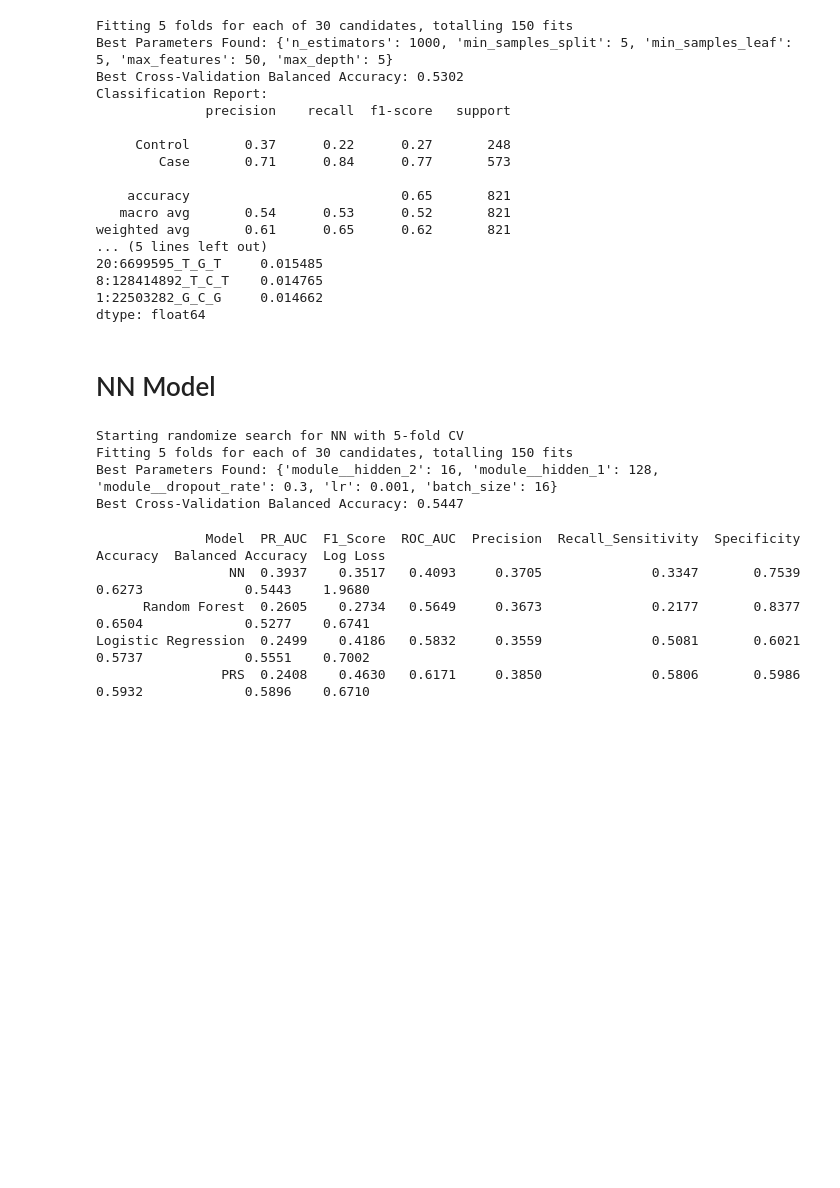
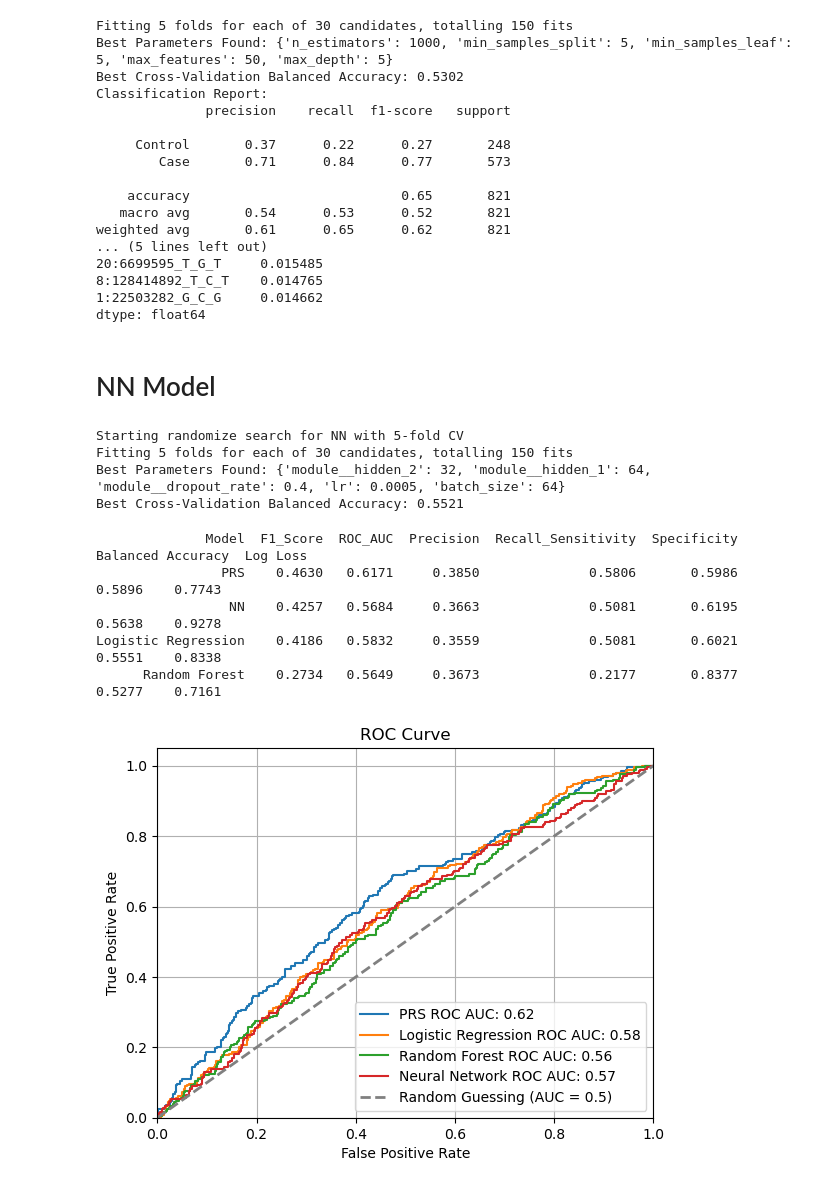
Before and after one commit to chrisrbrown15/CSE284_ML4PRS, a Jupyter notebook: notebooks/models.ipynb, the cells around one changed output. Saved outputs shown, nothing was run; the diff lists cells and outputs as text; code cells hidden in the pictures; blank space fills up the shorter version.

Commit message:
add ROC AUC curves

```diff
--- a/notebooks/models.ipynb
+++ b/notebooks/models.ipynb
@@ -167,6 +166,7 @@ Outer split shape: (3283, 199)
 Hold-out test set: (821, 199)
 # %%
 model_results = []
+auc_plot = []
 # %% [markdown]
 # PRS model
 # %%
@@ -263,6 +283,16 @@ feature_importances = pd.Series(random_search.best_estimator_.feature_importance
 top_5_snps = feature_importances.nlargest(5)
 print("\n--- Top 5 Most Important SNPs ---")
 print(top_5_snps)
+
+y_test_preds, y_test_probs = best_model_predict(random_search, X_test)
+fpr, tpr, thresholds = roc_curve(y_test, y_test_probs, pos_label='Colorectal')
+roc_auc = auc(fpr, tpr)
+auc_plot.append({
+    'model': 'Random Forest',
+    'roc auc': roc_auc,
+    'fpr': fpr,
+    'tpr': tpr
+})
 # %% [output]
 Fitting 5 folds for each of 30 candidates, totalling 150 fits
 Best Parameters Found: {'n_estimators': 1000, 'min_samples_split': 5, 'min_samples_leaf': 5, 'max_features': 50, 'max_depth': 5}
@@ -362,20 +392,50 @@ y_test_preds = ['Colorectal' if x == 1 else 'Control' for x in y_test_preds]
 
 classification_metrics = evaluate_model('NN', y_test, y_test_preds, y_test_probs)
 model_results.append(classification_metrics)
+
+fpr, tpr, thresholds = roc_curve(y_test, y_test_probs, pos_label='Colorectal')
+roc_auc = auc(fpr, tpr)
+auc_plot.append({
+    'model': 'Neural Network',
+    'roc auc': roc_auc,
+    'fpr': fpr,
+    'tpr': tpr
+})
 # %% [output]
 Starting randomize search for NN with 5-fold CV
 Fitting 5 folds for each of 30 candidates, totalling 150 fits
-Best Parameters Found: {'module__hidden_2': 16, 'module__hidden_1': 128, 'module__dropout_rate': 0.3, 'lr': 0.001, 'batch_size': 16}
-Best Cross-Validation Balanced Accuracy: 0.5447
+Best Parameters Found: {'module__hidden_2': 32, 'module__hidden_1': 64, 'module__dropout_rate': 0.4, 'lr': 0.0005, 'batch_size': 64}
+Best Cross-Validation Balanced Accuracy: 0.5521
 # %%
 results_df = pd.DataFrame(model_results)
-results_df = results_df.sort_values(by='PR_AUC', ascending=False)
+results_df = results_df.sort_values(by='F1_Score', ascending=False)
 print(results_df.to_string(index=False))
 
 results_df.to_csv('results/tables/prs_model_comparison_metrics.csv', index=False)
 # %% [output]
-              Model  PR_AUC  F1_Score  ROC_AUC  Precision  Recall_Sensitivity  Specificity  Accuracy  Balanced Accuracy  Log Loss
-                 NN  0.3937    0.3517   0.4093     0.3705              0.3347       0.7539    0.6273             0.5443    1.9680
-      Random Forest  0.2605    0.2734   0.5649     0.3673              0.2177       0.8377    0.6504             0.5277    0.6741
-Logistic Regression  0.2499    0.4186   0.5832     0.3559              0.5081       0.6021    0.5737             0.5551    0.7002
-                PRS  0.2408    0.4630   0.6171     0.3850              0.5806       0.5986    0.5932             0.5896    0.6710
+              Model  F1_Score  ROC_AUC  Precision  Recall_Sensitivity  Specificity  Balanced Accuracy  Log Loss
+                PRS    0.4630   0.6171     0.3850              0.5806       0.5986             0.5896    0.7743
+                 NN    0.4257   0.5684     0.3663              0.5081       0.6195             0.5638    0.9278
+Logistic Regression    0.4186   0.5832     0.3559              0.5081       0.6021             0.5551    0.8338
+      Random Forest    0.2734   0.5649     0.3673              0.2177       0.8377             0.5277    0.7161
+# %%
+plt.figure()
+for model_result in auc_plot:
+    model = model_result['model']
+    roc_auc = model_result['roc auc']
+    fpr = model_result['fpr']
+    tpr = model_result['tpr']
+    plt.plot(fpr, tpr, label=f'{model} ROC AUC: {roc_auc:.2f}')
+
+plt.plot([0,1], [0,1], color='grey', lw=2, linestyle='--', label='Random Guessing (AUC = 0.5)')
+plt.xlim([0.0, 1.0])
+plt.ylim([0.0, 1.05])
+plt.xlabel('False Positive Rate')
+plt.ylabel('True Positive Rate')
+plt.title('ROC Curve')
+plt.legend(loc="lower right")
+plt.grid(True)
+plt.savefig('results/figures/ROC_curve.png', dpi=300)
+plt.show()
+# %% [output]
+[figure, added]
```
Also changed, not shown: parts of 5 cells of this notebook.
